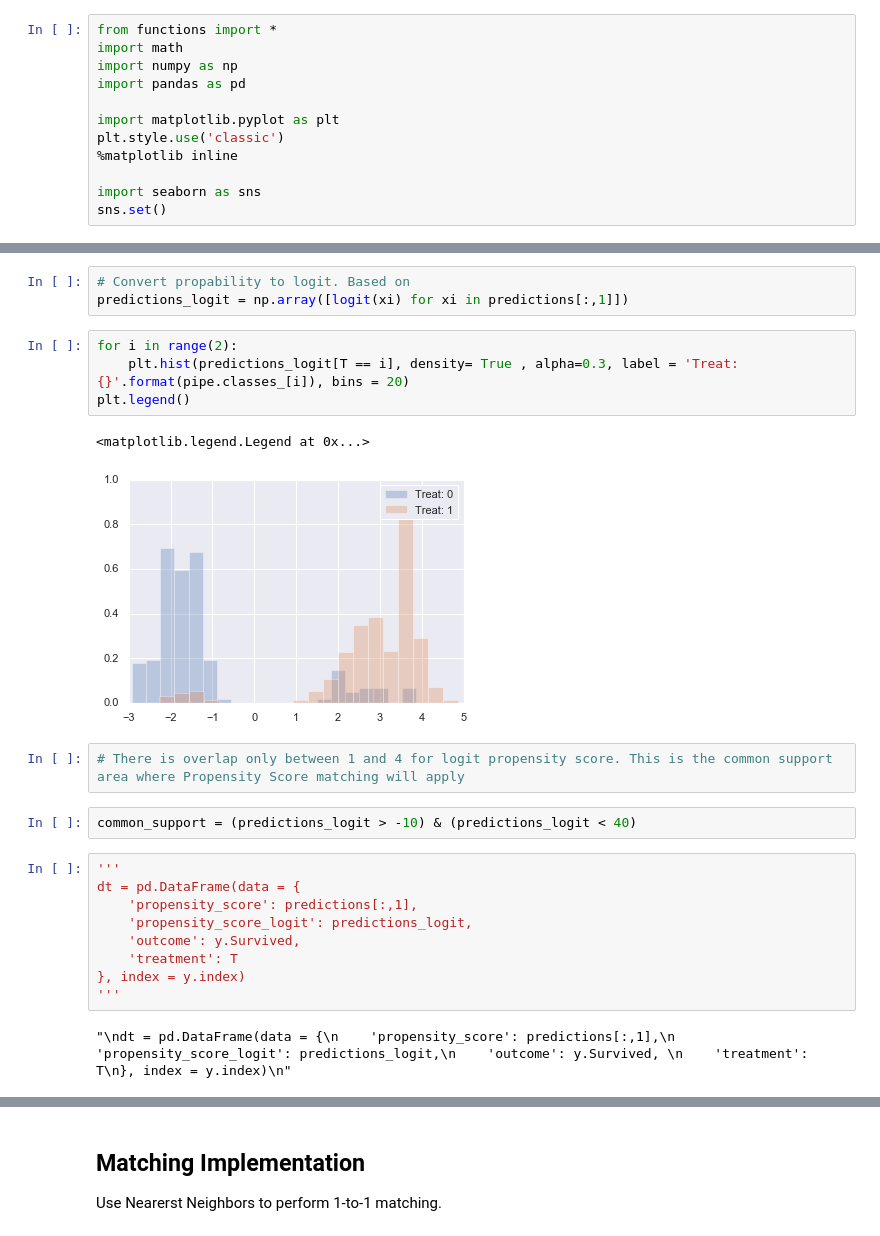
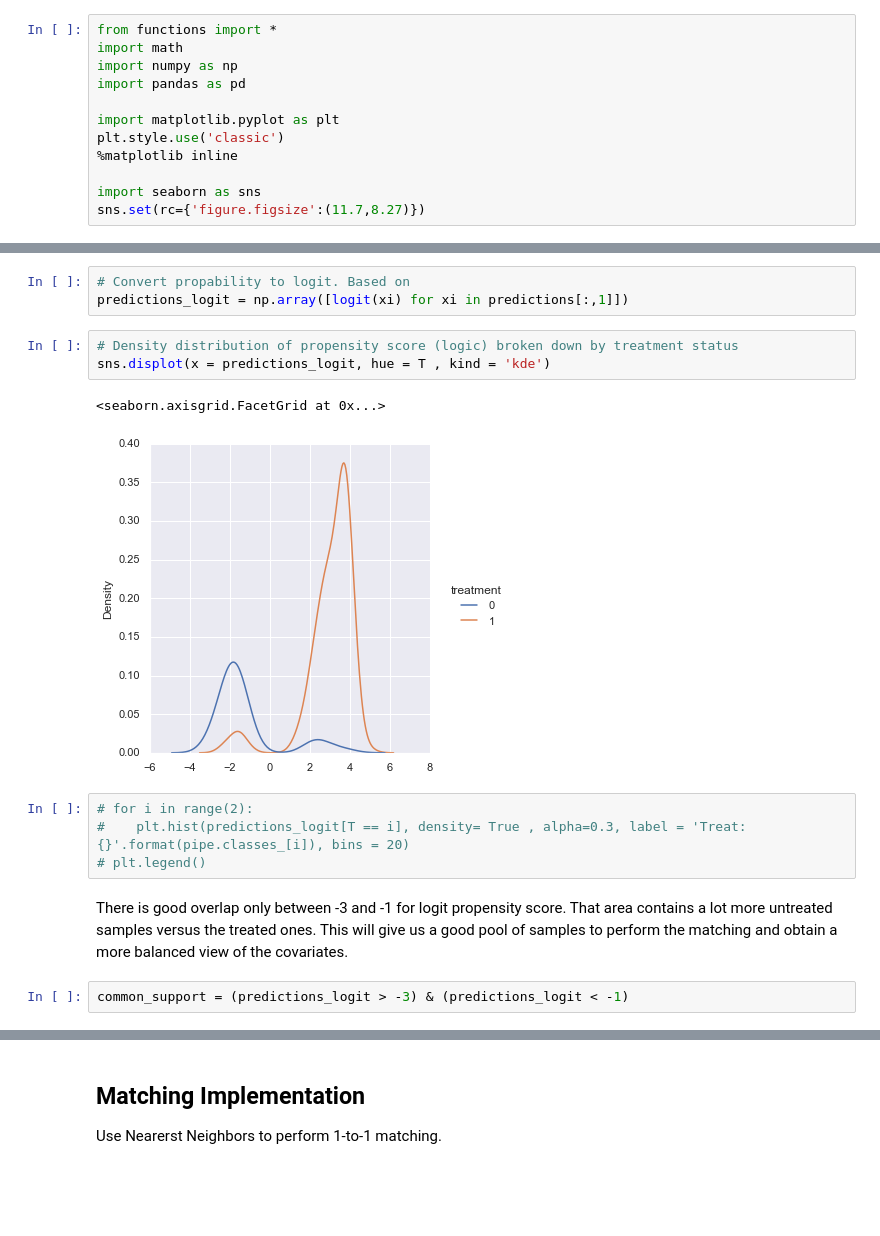
Before and after one commit to konosp/propensity-score-matching, a Jupyter notebook: PSM - v2.ipynb, the cells around one changed output, grey strips where cells are left out. Drawn from its saved outputs; the diff is of its cells as text; blank space fills up the shorter version.

```diff
--- a/PSM - v2.ipynb
+++ b/PSM - v2.ipynb
@@ -15,7 +15,7 @@ plt.style.use('classic')
 %matplotlib inline
 
 import seaborn as sns
-sns.set()
+sns.set(rc={'figure.figsize':(11.7,8.27)})
 # %% [output]
 Bad key "text.kerning_factor" on line 4 in
 /Users/konos/opt/anaconda3/lib/python3.7/site-packages/matplotlib/mpl-data/stylelib/_classic_test_patch.mplstyle.
@@ -86,28 +86,20 @@ predictions = pipe.predict_proba(X_encoded)
 # %%
 # Convert propability to logit. Based on
 predictions_logit = np.array([logit(xi) for xi in predictions[:,1]])
+# %%
+# Density distribution of propensity score (logic) broken down by treatment status
+sns.displot(x = predictions_logit, hue = T , kind = 'kde')
+# %% [output]
+<seaborn.axisgrid.FacetGrid at 0x...>
+[figure, added]
 # %%
-for i in range(2):
-    plt.hist(predictions_logit[T == i], density= True , alpha=0.3, label = 'Treat: {}'.format(pipe.classes_[i]), bins = 20)
-plt.legend()
+# for i in range(2):
+#    plt.hist(predictions_logit[T == i], density= True , alpha=0.3, label = 'Treat: {}'.format(pipe.classes_[i]), bins = 20)
+# plt.legend()
-# %% [output]
-<matplotlib.legend.Legend at 0x...>
-[figure, removed]
-# %%
-# There is overlap only between 1 and 4 for logit propensity score. This is the common support area where Propensity Score matching will apply
+# %% [markdown]
+There is good overlap only between -3 and -1 for logit propensity score. That area contains a lot more untreated samples versus the treated ones. This will give us a good pool of samples to perform the matching and obtain a more balanced view of the covariates.
 # %%
-common_support = (predictions_logit > -10) & (predictions_logit < 40)
+common_support = (predictions_logit > -3) & (predictions_logit < -1)
-# %%
-'''
-dt = pd.DataFrame(data = {
-    'propensity_score': predictions[:,1],
-    'propensity_score_logit': predictions_logit,
-    'outcome': y.Survived,
-    'treatment': T
-}, index = y.index)
-'''
-# %% [output]
-"\ndt = pd.DataFrame(data = {\n    'propensity_score': predictions[:,1],\n    'propensity_score_logit': predictions_logit,\n    'outcome': y.Survived, \n    'treatment': T\n}, index = y.index)\n"
 # %%
 df_data.loc[:,'propensity_score'] = predictions[:,1]
 df_data.loc[:,'propensity_score_logit'] = predictions_logit
```
Also changed, not shown: parts of 31 cells of this notebook, 2 other files.
